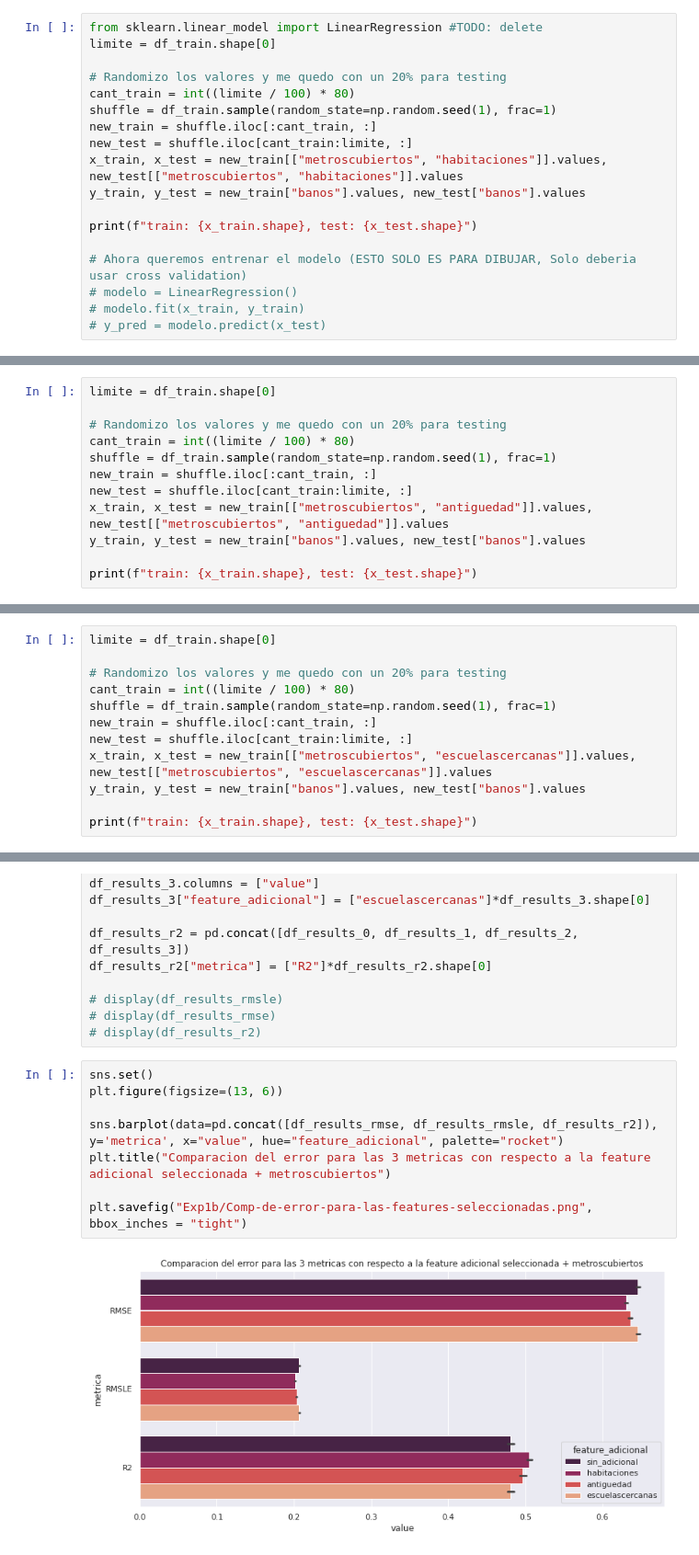
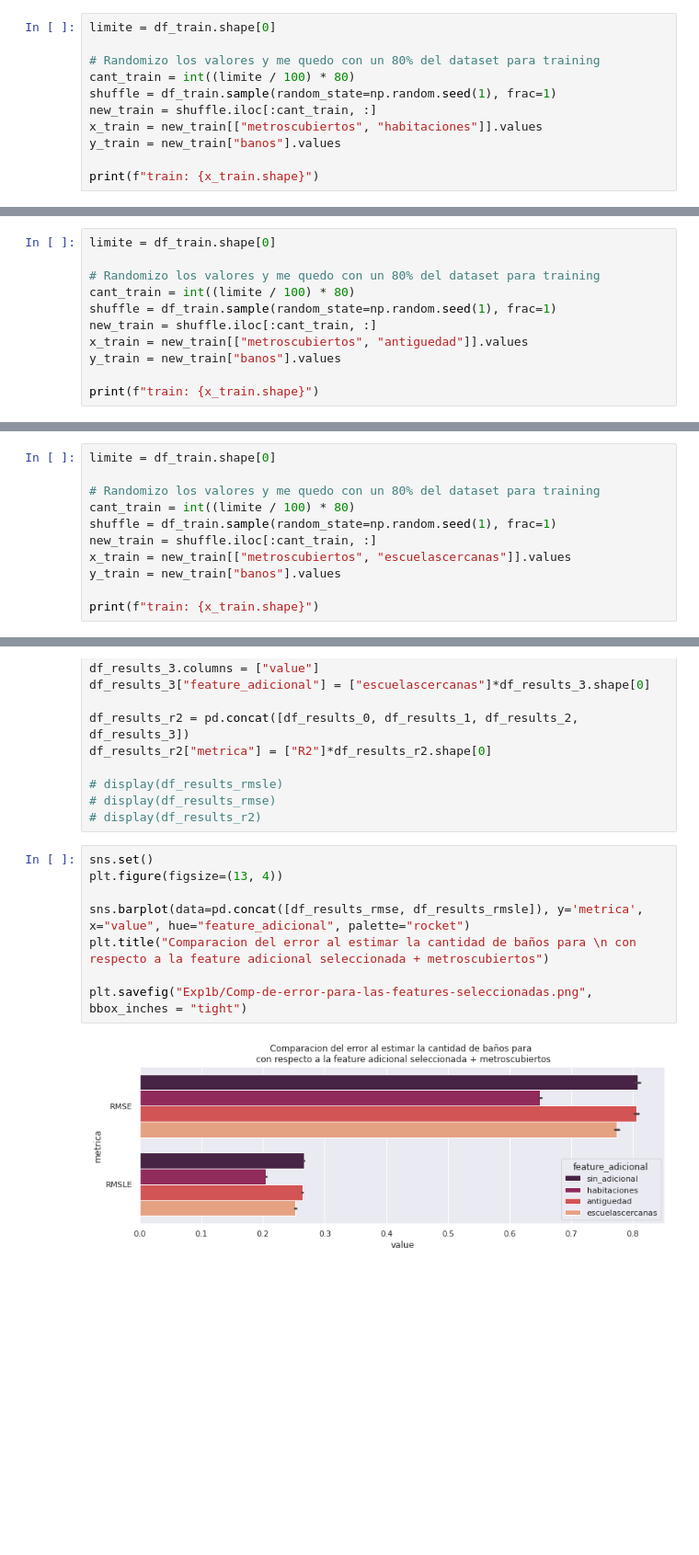
Before and after one commit to davidvenegasr/TP3-MetNum, a Jupyter notebook: notebooks/Exp1b.ipynb, the cells around one changed output, grey strips where cells are left out. Shown: that part at 92% size. Saved outputs shown, nothing was run; the diff lists cells and outputs as text; blank space fills up the shorter version.

```diff
--- a/notebooks/Exp1b.ipynb
+++ b/notebooks/Exp1b.ipynb
@@ -59,19 +57,12 @@ R2 = (0.48089578744982786, 0.006596276204543637)
 # %%
-from sklearn.linear_model import LinearRegression #TODO: delete
 limite = df_train.shape[0]
 
-# Randomizo los valores y me quedo con un 20% para testing
+# Randomizo los valores y me quedo con un 80% del dataset para training
 cant_train = int((limite / 100) * 80)
 shuffle = df_train.sample(random_state=np.random.seed(1), frac=1)
 new_train = shuffle.iloc[:cant_train, :]
-new_test = shuffle.iloc[cant_train:limite, :]
-x_train, x_test = new_train[["metroscubiertos", "habitaciones"]].values, new_test[["metroscubiertos", "habitaciones"]].values
-y_train, y_test = new_train["banos"].values, new_test["banos"].values
+x_train = new_train[["metroscubiertos", "habitaciones"]].values
+y_train = new_train["banos"].values
 
-print(f"train: {x_train.shape}, test: {x_test.shape}")
-
-# Ahora queremos entrenar el modelo (ESTO SOLO ES PARA DIBUJAR, Solo deberia usar cross validation)
-# modelo = LinearRegression()
-# modelo.fit(x_train, y_train)
-# y_pred = modelo.predict(x_test)
+print(f"train: {x_train.shape}")
 # %% [output]
@@ -85,13 +76,12 @@ R2 = (0.5054035502806558, 0.005188124107138926)
 # %%
 limite = df_train.shape[0]
 
-# Randomizo los valores y me quedo con un 20% para testing
+# Randomizo los valores y me quedo con un 80% del dataset para training
 cant_train = int((limite / 100) * 80)
 shuffle = df_train.sample(random_state=np.random.seed(1), frac=1)
 new_train = shuffle.iloc[:cant_train, :]
-new_test = shuffle.iloc[cant_train:limite, :]
-x_train, x_test = new_train[["metroscubiertos", "antiguedad"]].values, new_test[["metroscubiertos", "antiguedad"]].values
-y_train, y_test = new_train["banos"].values, new_test["banos"].values
+x_train = new_train[["metroscubiertos", "antiguedad"]].values
+y_train = new_train["banos"].values
 
-print(f"train: {x_train.shape}, test: {x_test.shape}")
+print(f"train: {x_train.shape}")
 # %% [output]
@@ -105,13 +95,12 @@ R2 = (0.49696554607435406, 0.00679190447315645)
 # %%
 limite = df_train.shape[0]
 
-# Randomizo los valores y me quedo con un 20% para testing
+# Randomizo los valores y me quedo con un 80% del dataset para training
 cant_train = int((limite / 100) * 80)
 shuffle = df_train.sample(random_state=np.random.seed(1), frac=1)
 new_train = shuffle.iloc[:cant_train, :]
-new_test = shuffle.iloc[cant_train:limite, :]
-x_train, x_test = new_train[["metroscubiertos", "escuelascercanas"]].values, new_test[["metroscubiertos", "escuelascercanas"]].values
-y_train, y_test = new_train["banos"].values, new_test["banos"].values
+x_train = new_train[["metroscubiertos", "escuelascercanas"]].values
+y_train = new_train["banos"].values
 
-print(f"train: {x_train.shape}, test: {x_test.shape}")
+print(f"train: {x_train.shape}")
 # %% [output]
@@ -190,11 +179,11 @@ df_results_r2["metrica"] = ["R2"]*df_results_r2.shape[0]
 # display(df_results_r2)
 # %%
 sns.set()
-plt.figure(figsize=(13, 6))
+plt.figure(figsize=(13, 4))
 
-sns.barplot(data=pd.concat([df_results_rmse, df_results_rmsle, df_results_r2]), y='metrica', x="value", hue="feature_adicional", palette="rocket")
-plt.title("Comparacion del error para las 3 metricas con respecto a la feature adicional seleccionada + metroscubiertos")
+sns.barplot(data=pd.concat([df_results_rmse, df_results_rmsle]), y='metrica', x="value", hue="feature_adicional", palette="rocket")
+plt.title("Comparacion del error al estimar la cantidad de baños para \n con respecto a la feature adicional seleccionada + metroscubiertos")
 
 plt.savefig("Exp1b/Comp-de-error-para-las-features-seleccionadas.png", bbox_inches = "tight")
 # %% [output]
-[figure, old version]
+[figure, new version]
```
Also changed, not shown: parts of 10 cells of this notebook, 3 other files.
